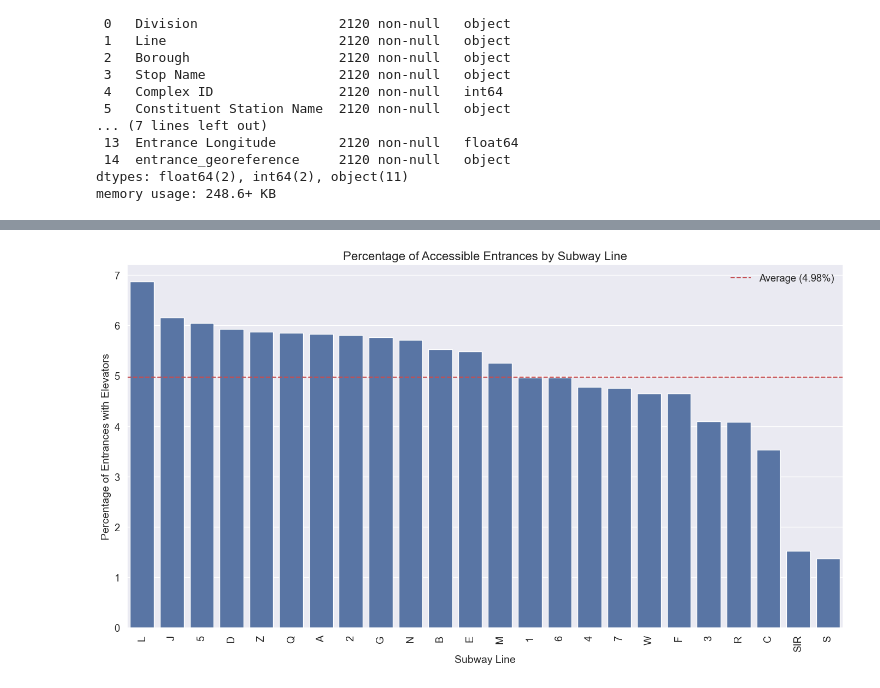
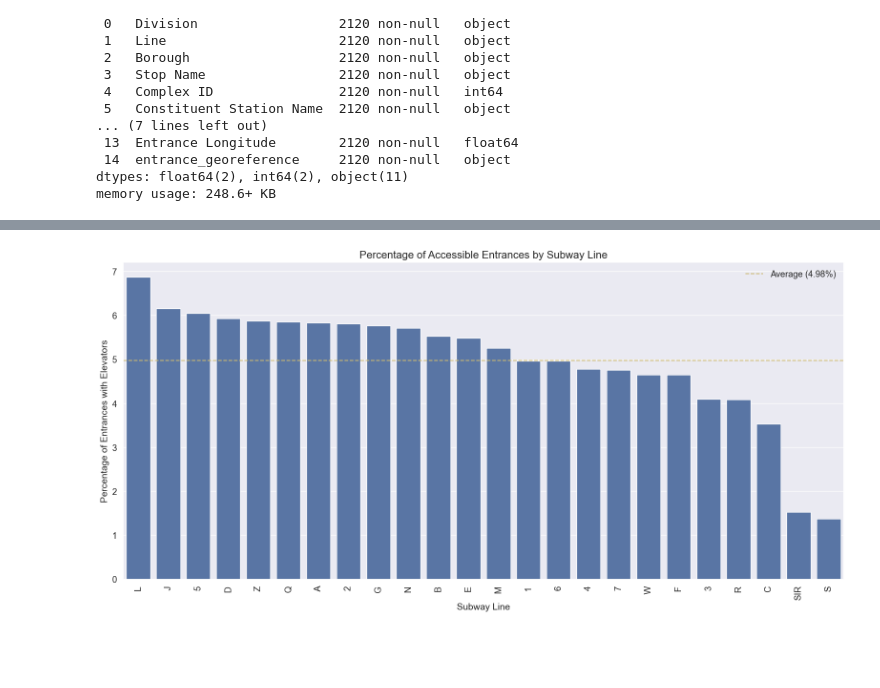
Before and after one commit to joseeeortizz/CSCI-395, a Jupyter notebook: Project/CapstoneProposal.ipynb, the cells around one changed output, grey strips where cells are left out. Cells and saved outputs as stored; diff of their text form; code cells hidden in the pictures; blank space fills up the shorter version.

```diff
--- a/Project/CapstoneProposal.ipynb
+++ b/Project/CapstoneProposal.ipynb
@@ -160,36 +158,36 @@ plt.show()
 routes_df = subway_entrances[['Daytime Routes', 'Has_Elevator', 'Stop Name']].copy()
 
 # Split the routes into separate rows
 routes_df['Daytime Routes'] = routes_df['Daytime Routes'].str.split()
 routes_exploded = routes_df.explode('Daytime Routes')
 
 # Group by route and calculate accessibility metrics
 route_accessibility = routes_exploded.groupby('Daytime Routes').agg(
     total_entrances=('Stop Name', 'count'),
     elevator_entrances=('Has_Elevator', 'sum')
 ).reset_index()
 
 # Calculate percentage of accessible entrances
 route_accessibility['accessibility_percentage'] = (route_accessibility['elevator_entrances'] /
                                                  route_accessibility['total_entrances'] * 100).round(2)
 
 # Sort by accessibility percentage
 route_accessibility = route_accessibility.sort_values('accessibility_percentage', ascending=False)
 
 # Visualize the accessibility percentage by subway line
-plt.figure(figsize=(14, 8))
+plt.figure(figsize=(16, 8))
 sns.barplot(x='Daytime Routes', y='accessibility_percentage', data=route_accessibility)
 plt.title('Percentage of Accessible Entrances by Subway Line', fontsize=16)
 plt.xlabel('Subway Line', fontsize=14)
 plt.ylabel('Percentage of Entrances with Elevators', fontsize=14)
 plt.xticks(rotation=90)
-plt.axhline(y=route_accessibility['accessibility_percentage'].mean(), color='r', linestyle='--',
+plt.axhline(y=route_accessibility['accessibility_percentage'].mean(), color='y', linestyle='--',
             label=f'Average ({route_accessibility["accessibility_percentage"].mean():.2f}%)')
 plt.legend()
 plt.tight_layout()
 plt.show()
 # %% [output]
-[figure, old version]
+[figure, new version]
 # %% [markdown]
 ## 5. Product
 
```
Also changed, not shown: parts of 7 cells of this notebook, 1 other file.
